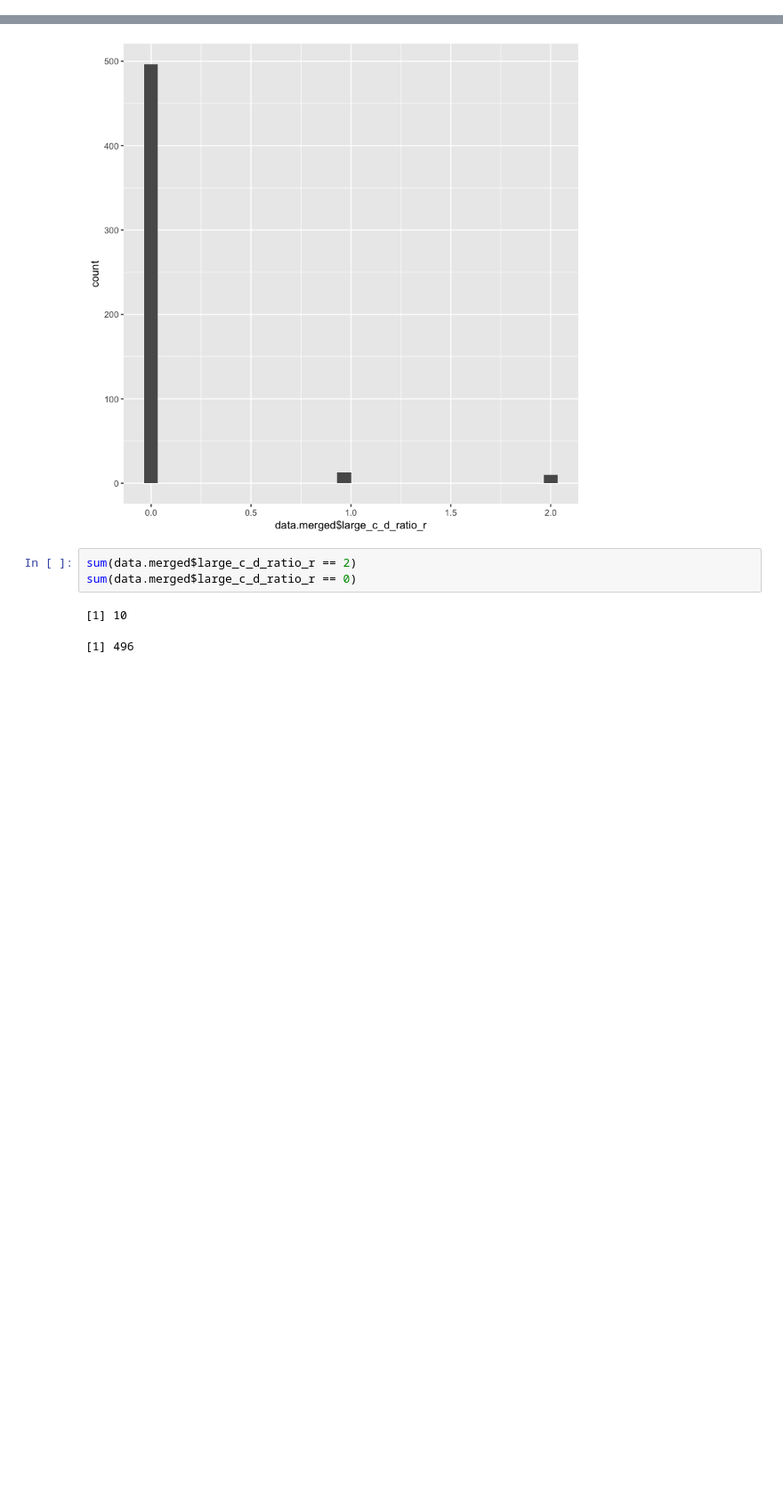
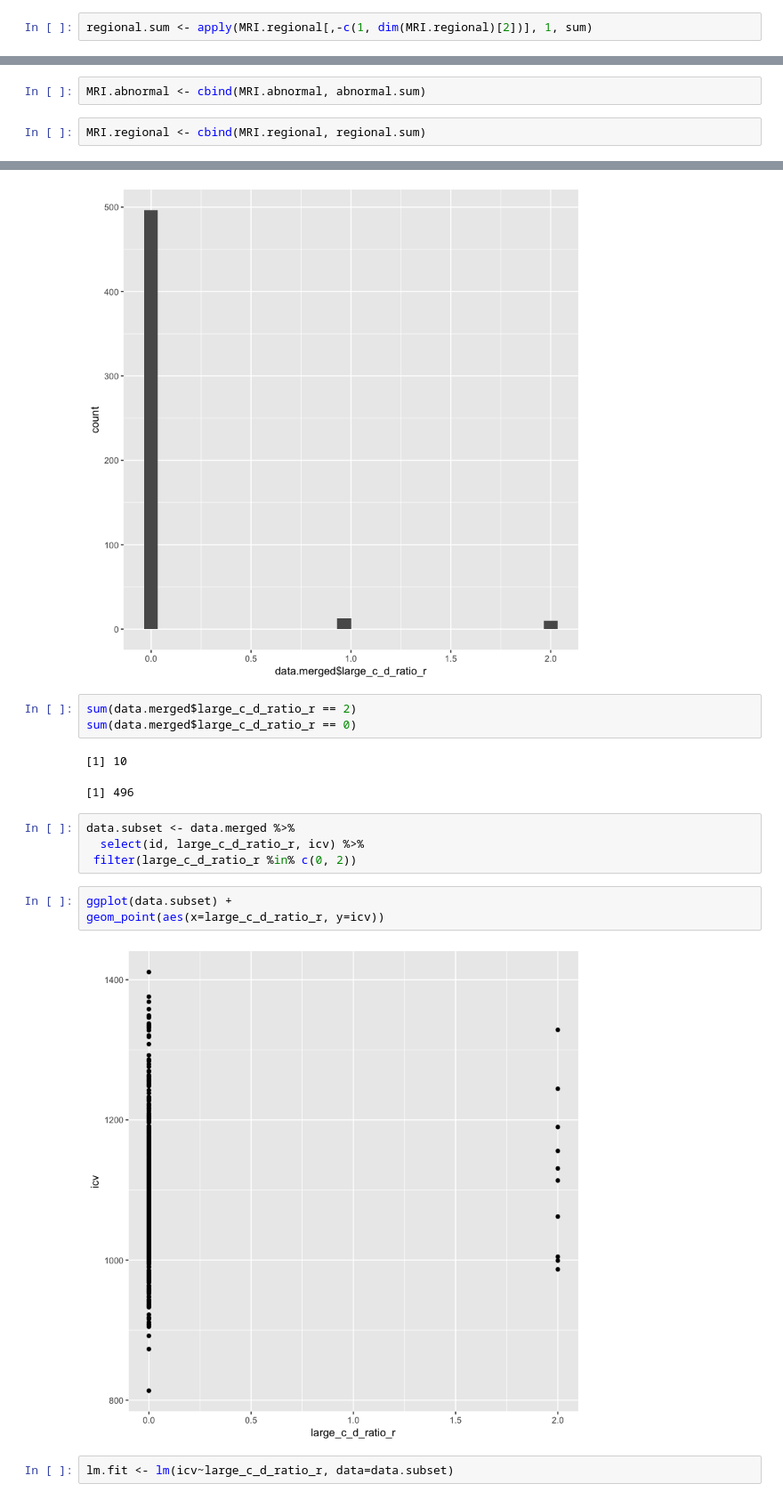
Before and after one commit to Mamie/BMI212-Glaucoma, a Jupyter notebook: notebook/Exploration_Mamie_20170423.ipynb, the cells around one changed output, grey strips where cells are left out. Shown at 89% size. Cells and saved outputs as stored; diff of their text form; blank space fills up the shorter version.

```diff
--- a/notebook/Exploration_Mamie_20170423.ipynb
+++ b/notebook/Exploration_Mamie_20170423.ipynb
@@ -40,11 +42,17 @@ MRI.abnormal <- read.csv('data/MRI1_abnormalvol.csv', header=T, stringsAsFactor=
 # %%
 MRI.regional <- read.csv('data/MRI1_totalvol.csv', header=T, stringsAsFactor=F)
+# %%
+regional.sum <- apply(MRI.regional[,-c(1, dim(MRI.regional)[2])], 1, sum)
 # %%
 dim(MRI.abnormal)
 dim(MRI.regional)
 # %% [output]
 [1] 1403   95
 [1] 1403   96
+# %%
+MRI.abnormal <- cbind(MRI.abnormal, abnormal.sum)
+# %%
+MRI.regional <- cbind(MRI.regional, regional.sum)
 # %% [markdown]
 ## There are no missing values in MRI data
 # %%
@@ -178,3 +186,14 @@ sum(data.merged$large_c_d_ratio_r == 0)
 # %% [output]
 [1] 10
 [1] 496
+# %%
+data.subset <- data.merged %>%
+  select(id, large_c_d_ratio_r, icv) %>%
+ filter(large_c_d_ratio_r %in% c(0, 2))
+# %%
+ggplot(data.subset) +
+geom_point(aes(x=large_c_d_ratio_r, y=icv))
+# %% [output]
+[figure, added]
+# %%
+lm.fit <- lm(icv~large_c_d_ratio_r, data=data.subset)
```
Also changed, not shown: parts of 4 cells of this notebook, 1 other file.
